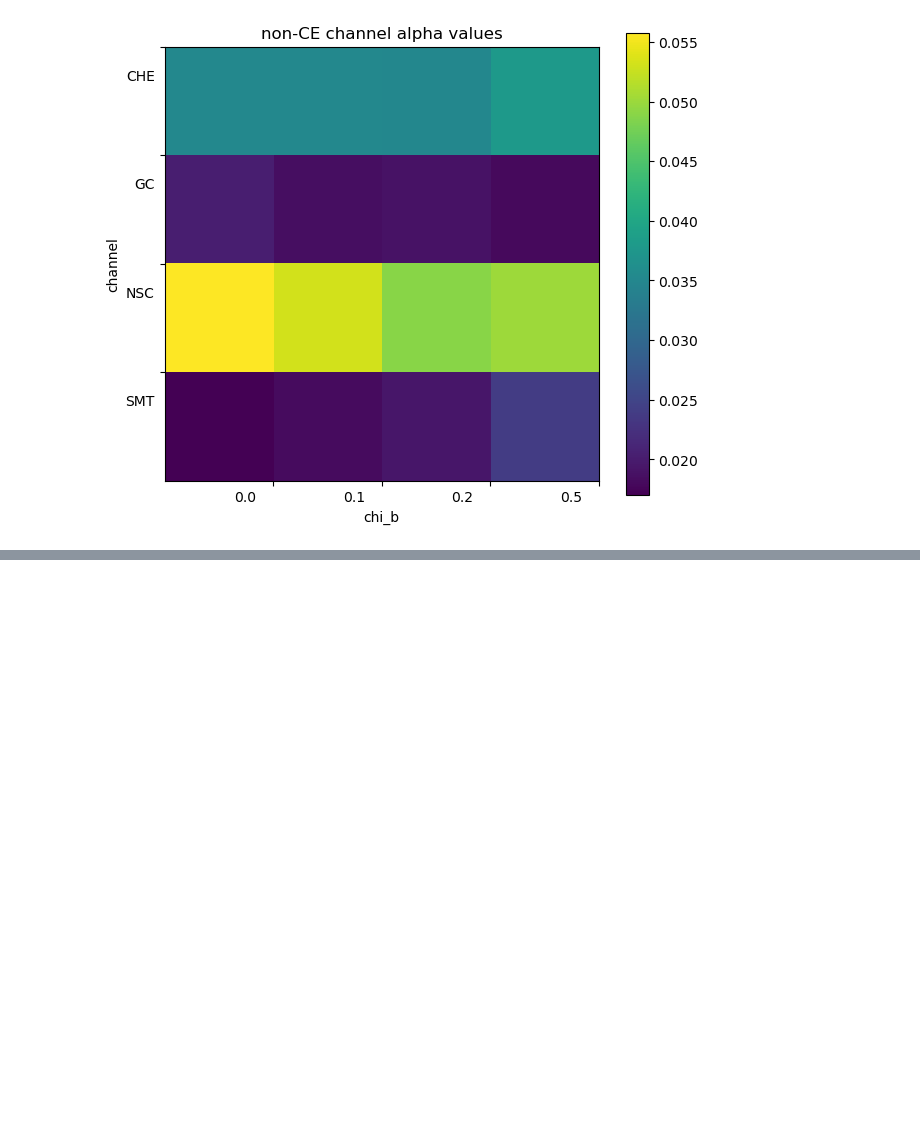
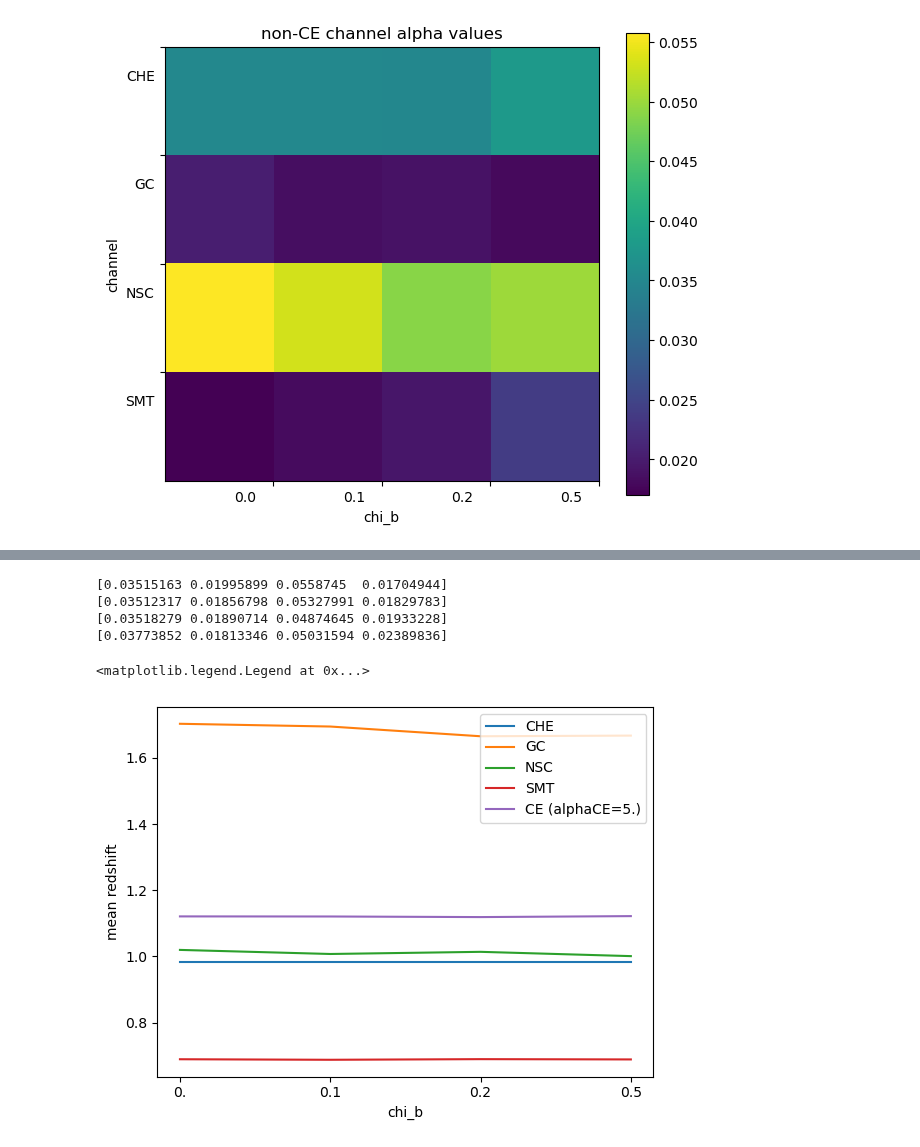
Before and after one commit to scolloms/AMAZE_model_selection, a Jupyter notebook: testing_notebooks/alpha_sensitivity_interp.ipynb, the cells around one changed output, grey strips where cells are left out. Cells and saved outputs as stored; diff of their text form; code cells hidden in the pictures; blank space fills up the shorter version.

```diff
--- a/testing_notebooks/alpha_sensitivity_interp.ipynb
+++ b/testing_notebooks/alpha_sensitivity_interp.ipynb
@@ -325,0 +326,18 @@ for channel in channels:
+# %%
+channel_no=0
+for channel in channels:
+    plt.plot(chi_b, redshift_notCE[channel_no,:], label=channels[channel_no])
+    print(alpha_notCE[:,channel_no])
+    #plt.yscale('log')
+    channel_no+=1
+plt.plot(chi_b, redshift[:,-1], label='CE (alphaCE=5.)')
+plt.xlabel('chi_b')
+plt.ylabel('mean redshift')
+plt.legend()
+# %% [output]
+[0.03515163 0.01995899 0.0558745  0.01704944]
+[0.03512317 0.01856798 0.05327991 0.01829783]
+[0.03518279 0.01890714 0.04874645 0.01933228]
+[0.03773852 0.01813346 0.05031594 0.02389836]
+<matplotlib.legend.Legend at 0x...>
+[figure, added]
```
Also changed, not shown: parts of 7 cells of this notebook.
